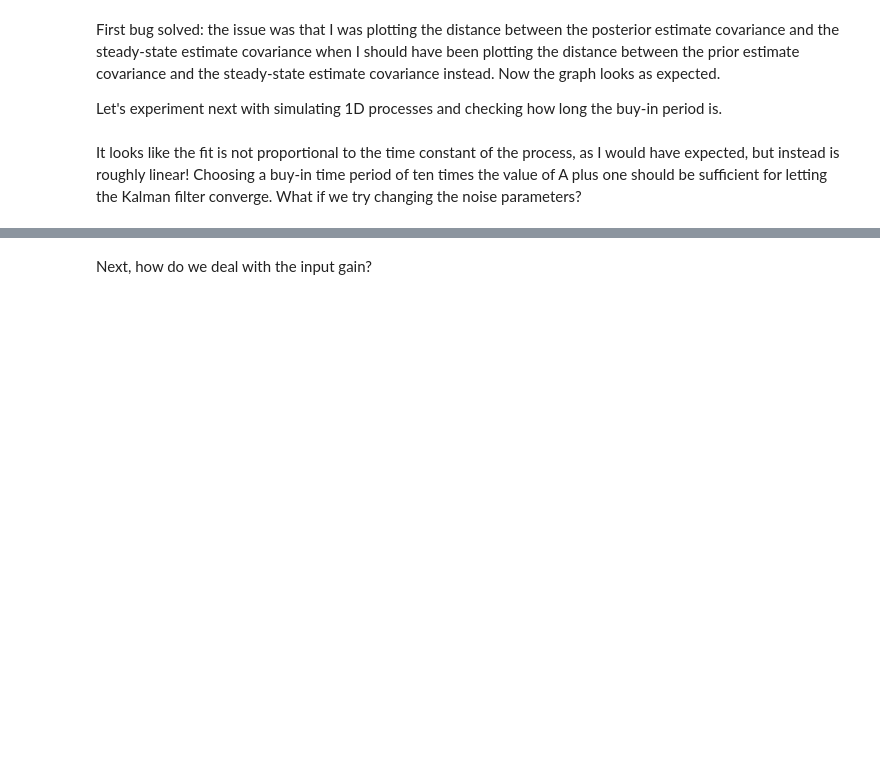
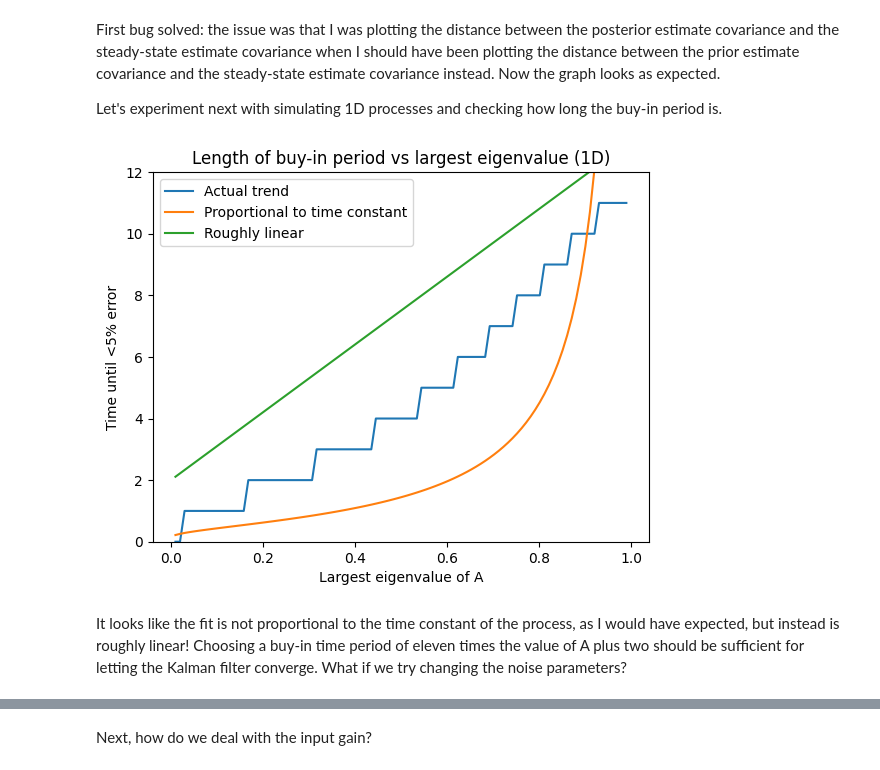
Before and after one commit to Kroiririoroirkk/cmu-project, a Jupyter notebook: LDS_exploration.ipynb, the cells around one changed output, grey strips where cells are left out. Drawn from its saved outputs; the diff is of its cells as text; code cells hidden in the pictures; blank space fills up the shorter version.

```diff
--- a/LDS_exploration.ipynb
+++ b/LDS_exploration.ipynb
@@ -373,39 +374,42 @@ def create_process_1d_more_parameters(rng, a, sigma_process, sigma_obs):
     O = np.eye(1)
     Sigma_obs = (sigma_obs**2)*np.eye(1)
     num_steps = 50
     return HMProcess(rng, A, x0, Sigma_process, O, Sigma_obs, num_steps)
 
 def time_of_convergence(proc, eps=0.05, i=0):
     kf = SteadyStateKalmanFilter(proc)
     Sigma_infty_dist, K_infty_dist, M_infty_dist, _, _, _ = kf.check_convergence()
     for i in range(proc.num_steps-1,-1,-1):
         if Sigma_infty_dist[i] > eps:
             return i+1
         if K_infty_dist[i] > eps:
             return i+1
         if M_infty_dist[i] > eps:
             return i+1
     return 0
 
 def plot_1d_kalman_convergence_dynamics():
     num_points = 100
     a_vals = np.linspace(0.01,0.99,num_points)
     t_vals = np.zeros(num_points)
     for i in range(num_points):
         proc = create_process_1d_more_parameters(rng, a_vals[i], 10, 25)
         t_vals[i] = time_of_convergence(proc)
-    plt.plot(a_vals, t_vals)
-    plt.plot(a_vals, -1/np.log(a_vals))
-    plt.plot(a_vals, 10*a_vals)
+    plt.plot(a_vals, t_vals, label='Actual trend')
+    plt.plot(a_vals, -1/np.log(a_vals), label='Proportional to time constant')
+    plt.plot(a_vals, 11*a_vals+2, label='Roughly linear')
     plt.title('Length of buy-in period vs largest eigenvalue (1D)')
     plt.xlabel('Largest eigenvalue of A')
     plt.ylabel('Time until <5% error')
     plt.ylim(0,12)
+    plt.legend()
     plt.show()
 
-#plot_1d_kalman_convergence_dynamics()
+plot_1d_kalman_convergence_dynamics()
+# %% [output]
+[figure, added]
 # %% [markdown]
-It looks like the fit is not proportional to the time constant of the process, as I would have expected, but instead is roughly linear! Choosing a buy-in time period of ten times the value of A plus one should be sufficient for letting the Kalman filter converge. What if we try changing the noise parameters?
+It looks like the fit is not proportional to the time constant of the process, as I would have expected, but instead is roughly linear! Choosing a buy-in time period of eleven times the value of A plus two should be sufficient for letting the Kalman filter converge. What if we try changing the noise parameters?
 # %%
 def plot_1d_kalman_convergence_noise():
     num_points = 30
```
Also changed, not shown: parts of 8 cells of this notebook, 1 other file.
